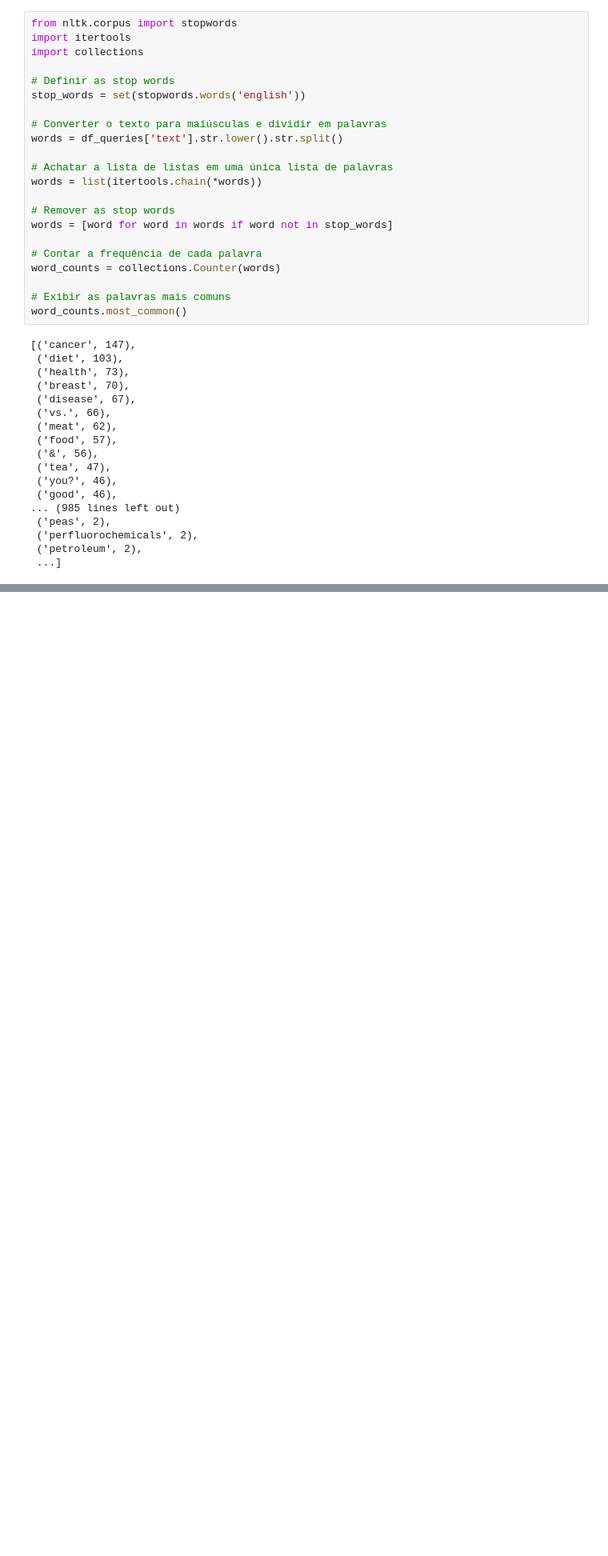
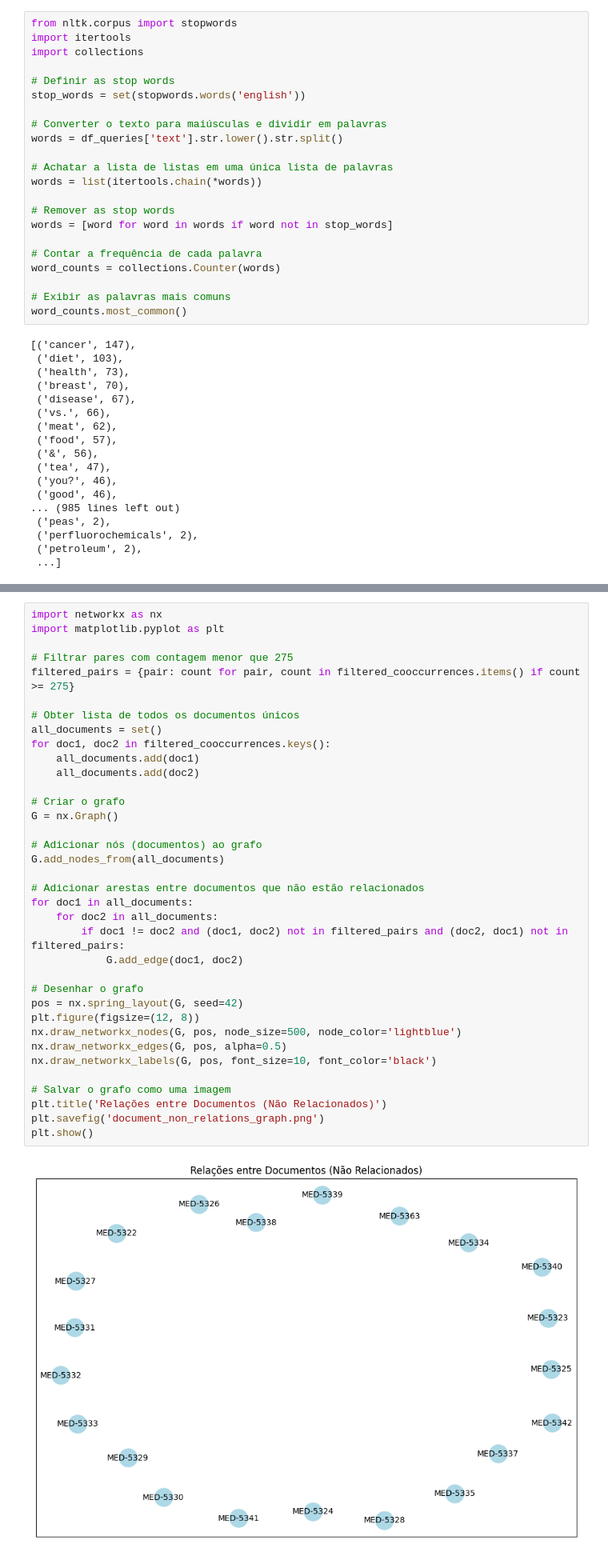
Before and after one commit to martapereira0/Search_Engine, a Jupyter notebook: queries_richie.ipynb, the cells around one changed output, grey strips where cells are left out. Shown at 80% size. Cells and saved outputs as stored; diff of their text form; blank space fills up the shorter version.

```diff
--- a/queries_richie.ipynb
+++ b/queries_richie.ipynb
@@ -322,0 +425,38 @@ word_counts.most_common()
+# %%
+import networkx as nx
+import matplotlib.pyplot as plt
+
+# Filtrar pares com contagem menor que 275
+filtered_pairs = {pair: count for pair, count in filtered_cooccurrences.items() if count >= 275}
+
+# Obter lista de todos os documentos únicos
+all_documents = set()
+for doc1, doc2 in filtered_cooccurrences.keys():
+    all_documents.add(doc1)
+    all_documents.add(doc2)
+
+# Criar o grafo
+G = nx.Graph()
+
+# Adicionar nós (documentos) ao grafo
+G.add_nodes_from(all_documents)
+
+# Adicionar arestas entre documentos que não estão relacionados
+for doc1 in all_documents:
+    for doc2 in all_documents:
+        if doc1 != doc2 and (doc1, doc2) not in filtered_pairs and (doc2, doc1) not in filtered_pairs:
+            G.add_edge(doc1, doc2)
+
+# Desenhar o grafo
+pos = nx.spring_layout(G, seed=42)
+plt.figure(figsize=(12, 8))
+nx.draw_networkx_nodes(G, pos, node_size=500, node_color='lightblue')
+nx.draw_networkx_edges(G, pos, alpha=0.5)
+nx.draw_networkx_labels(G, pos, font_size=10, font_color='black')
+
+# Salvar o grafo como uma imagem
+plt.title('Relações entre Documentos (Não Relacionados)')
+plt.savefig('document_non_relations_graph.png')
+plt.show()
+# %% [output]
+[figure, added]
```
Also changed, not shown: parts of 5 cells of this notebook.
